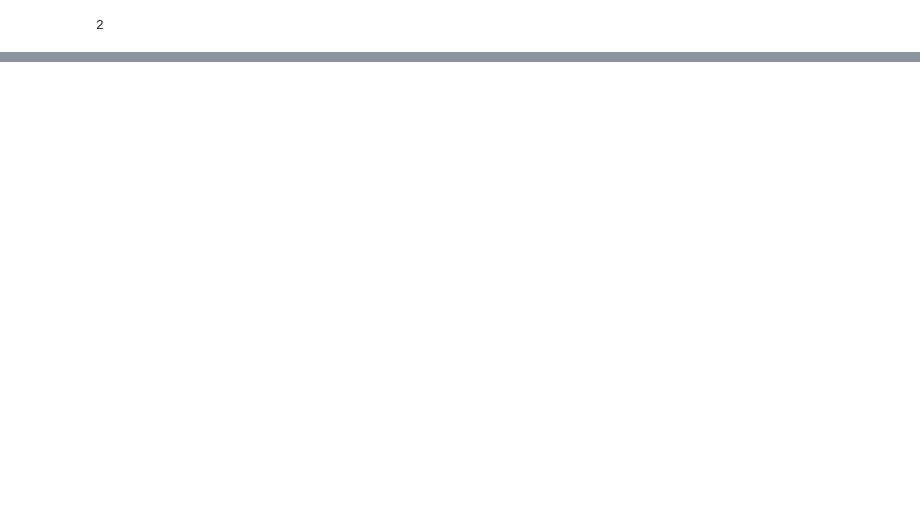
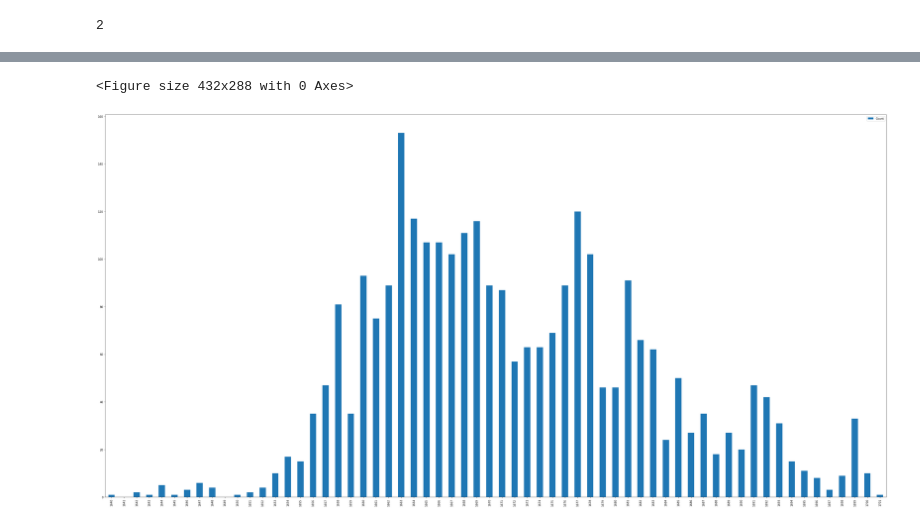
Before and after one commit to LHST-EPFL/Viviani_correspondence_network, a Jupyter notebook: Histograms.ipynb, the cells around one changed output, grey strips where cells are left out. Drawn from its saved outputs; the diff is of its cells as text; code cells hidden in the pictures; blank space fills up the shorter version.

```diff
--- a/Histograms.ipynb
+++ b/Histograms.ipynb
@@ -288,0 +685,10 @@ plt.savefig('Sent by Borelli.png', dpi=150)
+# %%
+years_count = pd.DataFrame(columns = ['Count'])
+for i in range(1640 , 1702, 1):
+    df = filtred_id.loc[filtred_id['Year'].astype(str).str.find(str(i))!= -1]
+    years_count.loc[i] = df.shape[0]
+    years_count.loc[i].name = i
+
+years_count = years_count.fillna(0)
+years_count = years_count.sort_index(ascending=True)
+years_count
@@ -288,0 +709,8 @@ plt.savefig('Sent by Borelli.png', dpi=150)
+# %%
+plt.suptitle('total letters per year')
+years_count.plot.bar(stacked = True, figsize=(40, 20))
+plt.tight_layout()
+plt.savefig('total letters per year')
+# %% [output]
+<Figure size 432x288 with 0 Axes>
+[figure, added]
```
Also changed, not shown: parts of 52 cells of this notebook.
